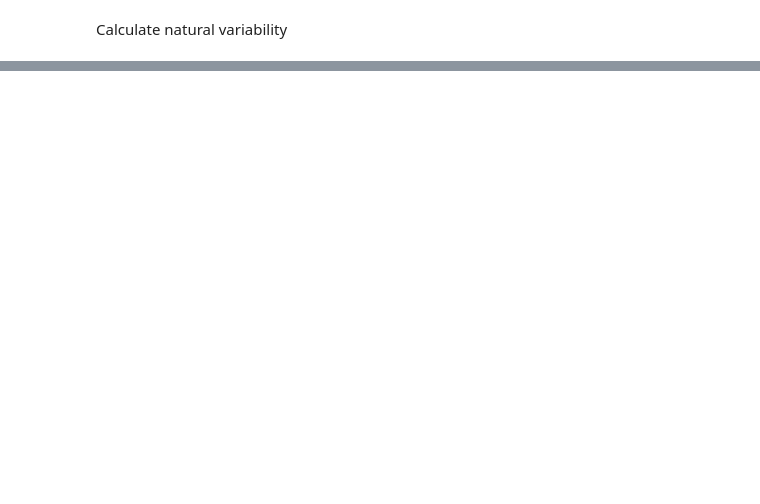
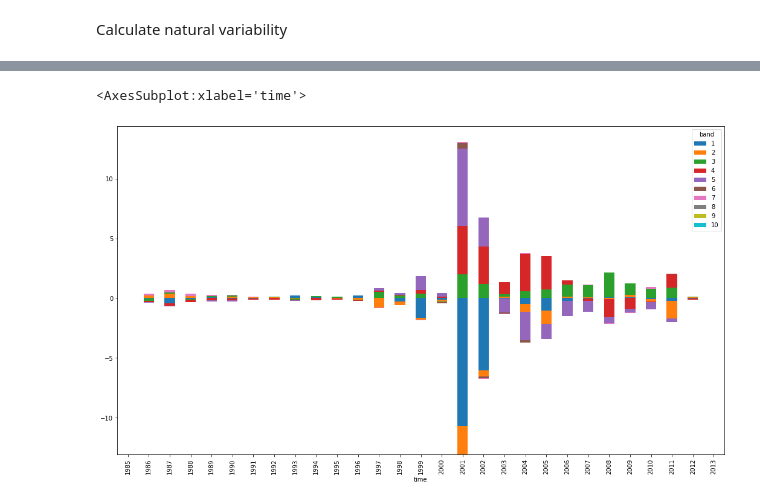
Before and after one commit to hamiddashti/greeness, a Jupyter notebook: codes/src/calculate_natural_variability_v2.ipynb, the cells around one changed output, grey strips where cells are left out. Saved outputs shown, nothing was run; the diff lists cells and outputs as text; code cells hidden in the pictures; blank space fills up the shorter version.

```diff
--- a/codes/src/calculate_natural_variability_v2.ipynb
+++ b/codes/src/calculate_natural_variability_v2.ipynb
@@ -40,0 +50,10 @@ percent_cover = percent_cover.where(percent_cover != 0)
+# %%
+# Some setting
+winsize = 7  # Window size to search for stable pixels around a central pixel
+thresh = (
+    2  # Threshold to consider a change in ladn cover happended over the past 30 years
+)
+
+lai_growing_trend_nv, lai_growing_trend_lcc, changed_pixels = my_funs.estimate_lcc_trend(
+    percent_cover, lai_growing_trend_total, thresh, winsize
+)
@@ -122,10 +146,0 @@ def estimate_lcc_trend(percent_cover, trend_total, thresh,winsize):
-# %%
-# Some setting
-winsize = 7  # Window size to search for stable pixels around a central pixel
-thresh = (
-    10  # Threshold to consider a change in ladn cover happended over the past 30 years
-)
-
-lai_growing_trend_res, lai_growing_trend_lcc, changed_pixels = estimate_lcc_trend(
-    percent_cover, lai_growing_trend_total, thresh, winsize
-)
@@ -136,0 +186,8 @@ np.isfinite(changed_pixels.where(np.isfinite(lai_growing_trend_lcc))).plot()
+# %%
+a = percent_cover_green.isel(lat=427,lon=1025)
+a_diff = a.diff("time")
+lcc_max = abs(a_diff).max()
+a_diff.to_pandas().plot(kind="bar",stacked=True,figsize=(18,10))
+# %% [output]
+<AxesSubplot:xlabel='time'>
+[figure, added]
```
Also changed, not shown: parts of 25 cells of this notebook, 6 other files.
